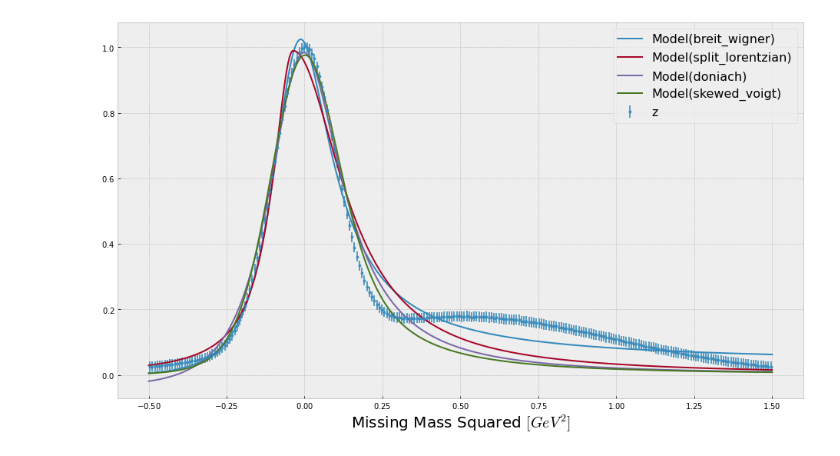
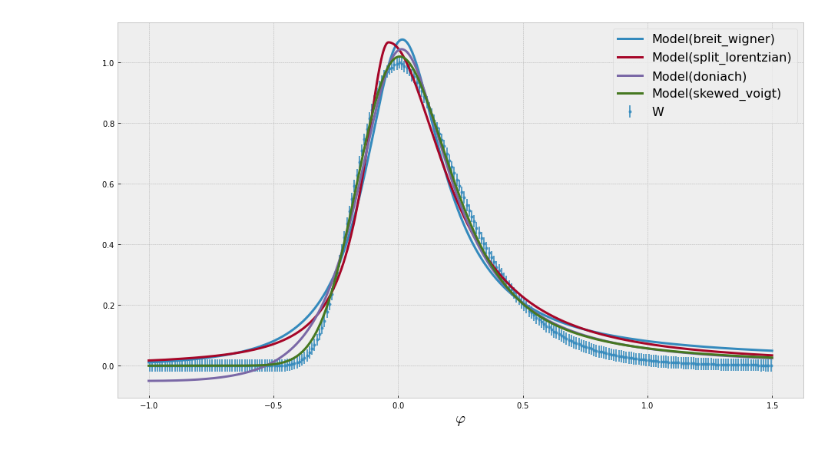
Before and after one commit to tylern4/nicks_plot_utils, a Jupyter notebook: Examples/Example_Hist1D.ipynb, the cells around one changed output. Saved outputs shown, nothing was run; the diff lists cells and outputs as text; code cells hidden in the pictures.

Commit message:
Adding more error calculations

```diff
--- a/Examples/Example_Hist1D.ipynb
+++ b/Examples/Example_Hist1D.ipynb
@@ -10,7 +10,7 @@ mu = 0.0
 sigma = 0.2
 num = 10_000_000
 
-data = pd.DataFrame({'W' : np.random.normal(mu, sigma, num),
+data = pd.DataFrame({'W' : np.random.gumbel(mu, sigma, num),
                      'y' : np.random.normal(mu, 0.1, num),
                      'z' : np.random.normal(0.5, 0.5, num)})
 # %%
@@ -70,0 +43,20 @@ Correlations (unreported correlations are < 0.100)
+# %%
+fig, ax = plt.subplots(figsize=(16,9))
+testHist = Hist1D(data=data.W, bins=250, name="$\\varphi$", xrange=[-1.0, 1.5])
+testHist.fill(data.W)
+
+testHist.errorbar()
+
+# ## Create errorbar function and use it
+# def myErrorFunc(y):
+#     return np.sqrt(1/np.sqrt(np.sum(y)))
+# testHist.errorbar(errorcalc=myErrorFunc, color='g')
+
+# ## Use lambda function
+# testHist.errorbar(errorcalc=lambda y: np.sqrt(1/y.size), color='r')
+
+# ## Use numbers or an array of length == bins
+# testHist.errorbar(errorcalc=0.03, color='b')
+# testHist.errorbar(errorcalc=np.random.normal(0.05, 0.01, 250), color='b')
+
+testHist.fitGaussian()
@@ -137,8 +151,8 @@ Correlations (unreported correlations are < 0.100)
 # %%
-testHist2.errorbar()
-testHist2.fitBreitWigner()
-testHist2.fitSplitLorentzian()
-testHist2.fitDonaich()
-out = testHist2.fitSkewedVoigt()
+testHist.errorbar()
+testHist.fitBreitWigner()
+testHist.fitSplitLorentzian()
+testHist.fitDonaich()
+testHist.fitSkewedVoigt();
 # %% [output]
-[figure, old version]
+[figure, new version]
```
Also changed, not shown: parts of 7 cells of this notebook, 6 other files.
